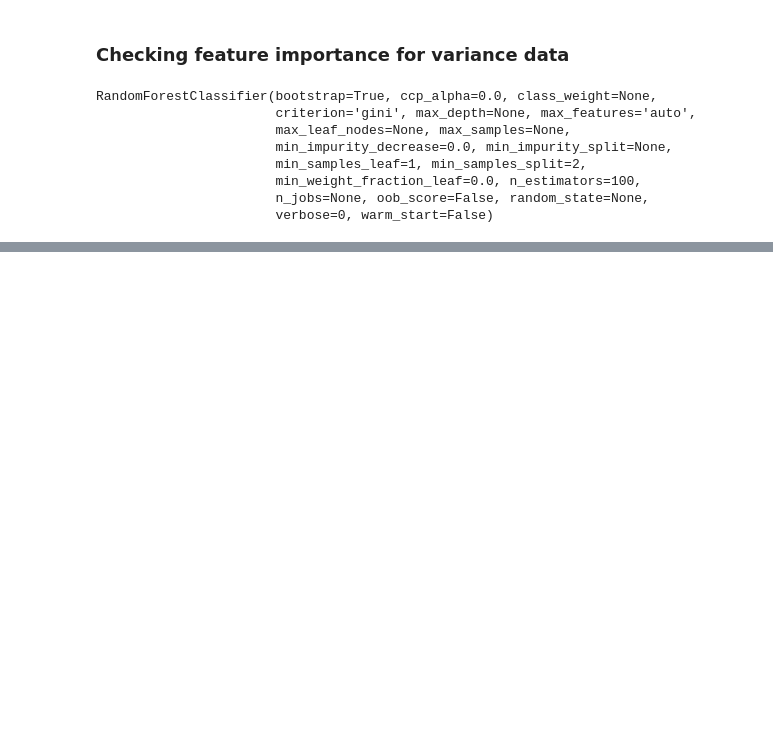
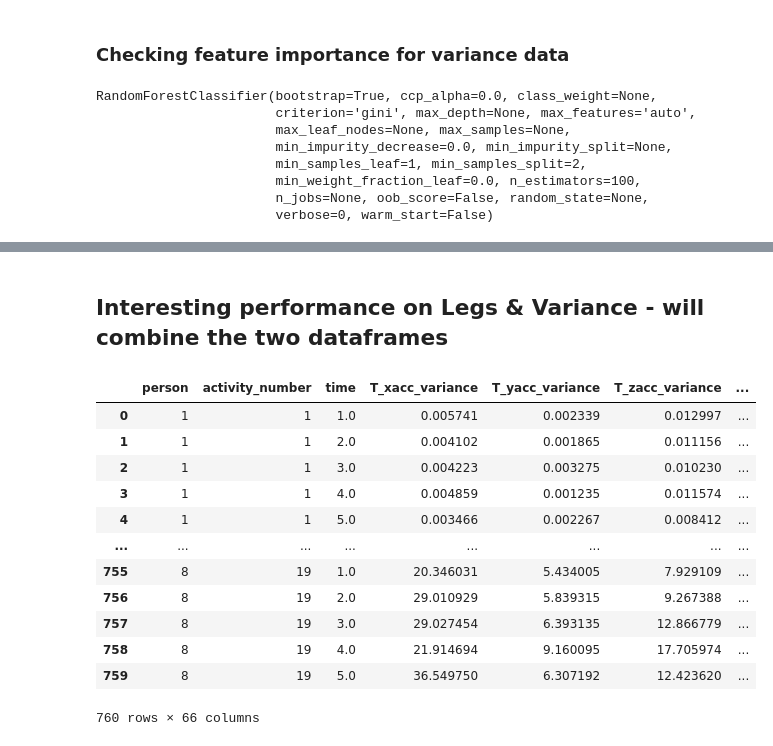
Before and after one commit to egitit/Predicitng_Activities_from_Motion_Data, a Jupyter notebook: feature_engineering/feature_importance_(separated).ipynb, the cells around one changed output, grey strips where cells are left out. Saved outputs shown, nothing was run; the diff lists cells and outputs as text; code cells hidden in the pictures; blank space fills up the shorter version.

Commit message:
got interesting results from variance features. Going to try and combine them with other dataframes to see if it improves my models predicitons.

```diff
--- a/feature_engineering/feature_importance_(separated).ipynb
+++ b/feature_engineering/feature_importance_(separated).ipynb
@@ -266,0 +280,2 @@ plot_features_importance(rf_var, 'pink')
+# %% [markdown]
+## Interesting performance on Legs & Variance - will combine the two dataframes
@@ -266,0 +284,18 @@ plot_features_importance(rf_var, 'pink')
+# %%
+legs_and_var = pd.merge(df_var, legs, how='inner', on=['person', 'activity_number', 'time'])
+# %%
+legs_and_var
+# %% [output]
+|  | person | activity_number | time | T_xacc_variance | T_yacc_variance | T_zacc_variance | ... |
+| 0 | 1 | 1 | 1.0 | 0.005741 | 0.002339 | 0.012997 | ... |
+| 1 | 1 | 1 | 2.0 | 0.004102 | 0.001865 | 0.011156 | ... |
+| 2 | 1 | 1 | 3.0 | 0.004223 | 0.003275 | 0.010230 | ... |
+| 3 | 1 | 1 | 4.0 | 0.004859 | 0.001235 | 0.011574 | ... |
+| 4 | 1 | 1 | 5.0 | 0.003466 | 0.002267 | 0.008412 | ... |
+| ... | ... | ... | ... | ... | ... | ... | ... |
+| 755 | 8 | 19 | 1.0 | 20.346031 | 5.434005 | 7.929109 | ... |
+| 756 | 8 | 19 | 2.0 | 29.010929 | 5.839315 | 9.267388 | ... |
+| 757 | 8 | 19 | 3.0 | 29.027454 | 6.393135 | 12.866779 | ... |
+| 758 | 8 | 19 | 4.0 | 21.914694 | 9.160095 | 17.705974 | ... |
+| 759 | 8 | 19 | 5.0 | 36.549750 | 6.307192 | 12.423620 | ... |
+760 rows × 66 columns
```
Also changed, not shown: parts of 20 cells of this notebook, 1 other file.
